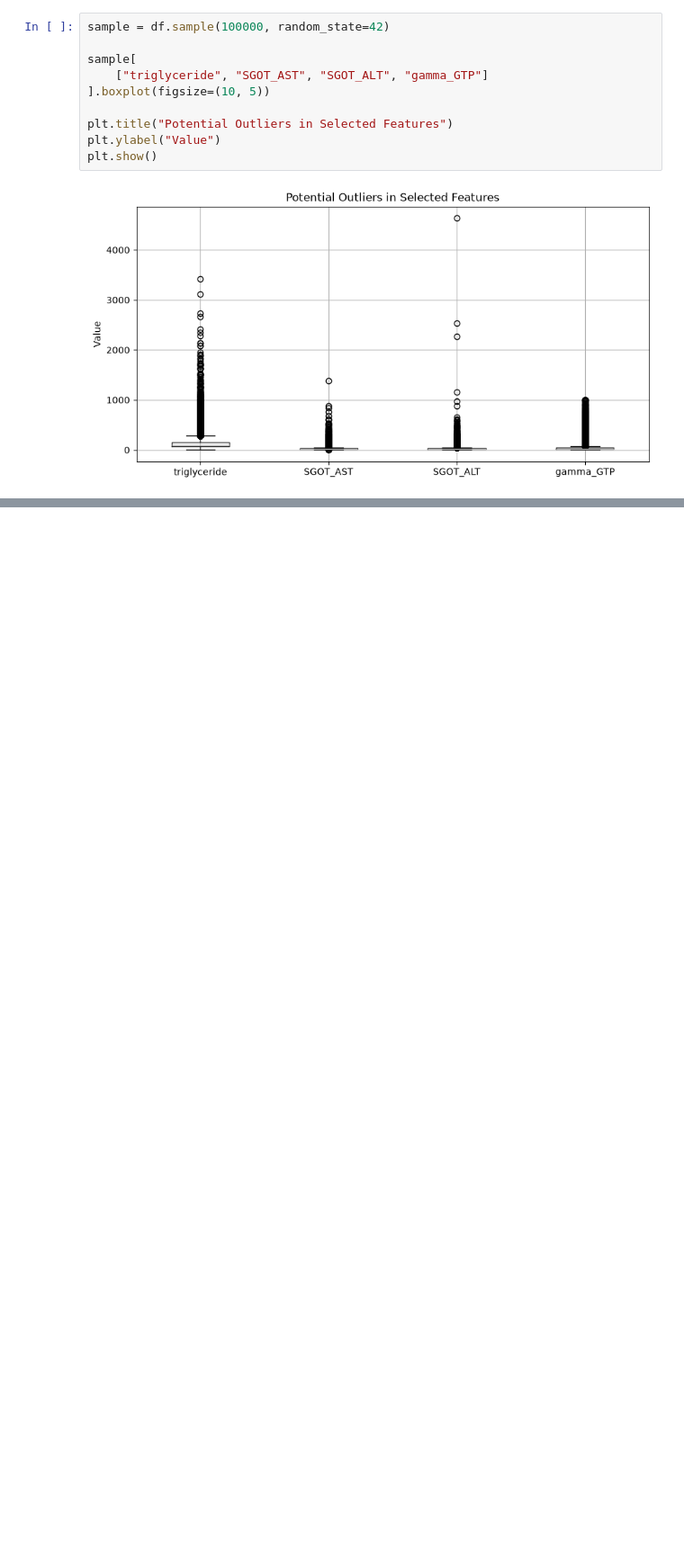
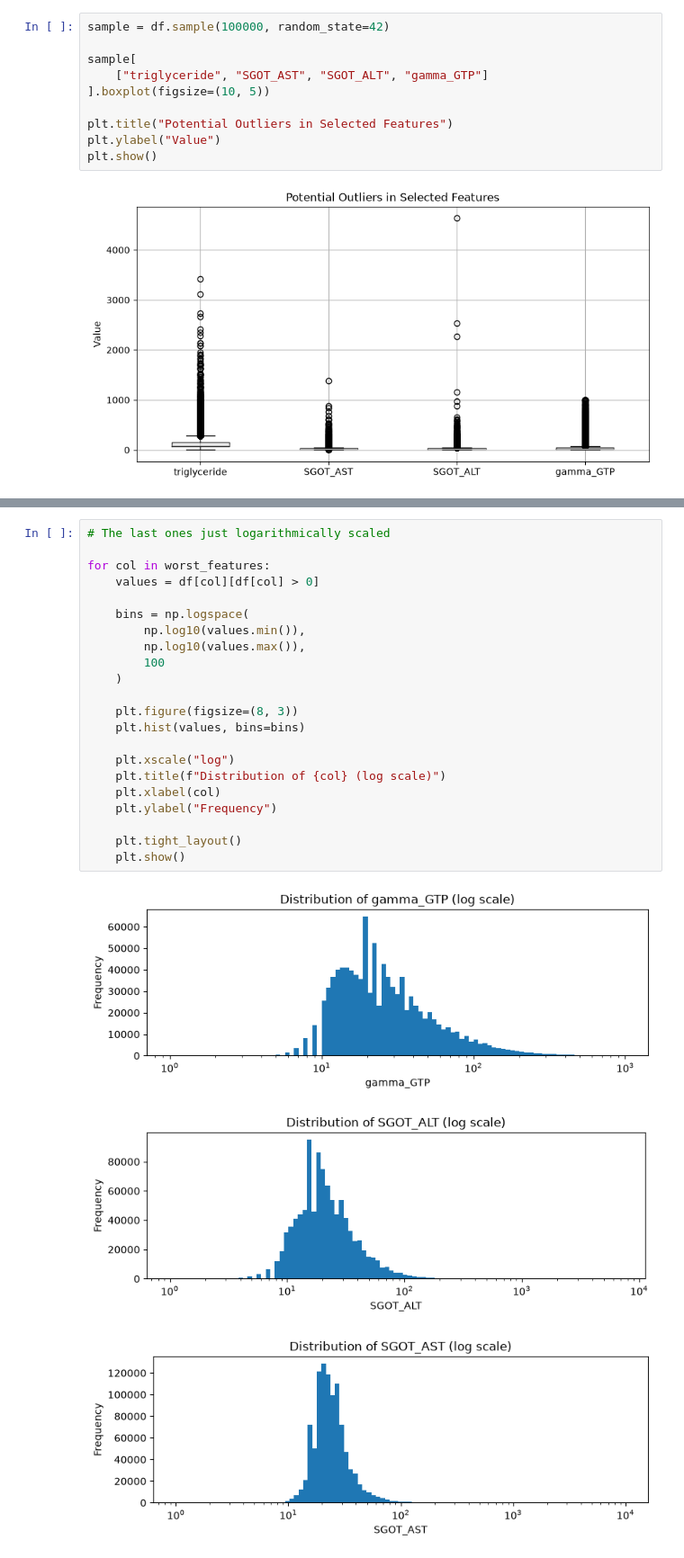
Before and after one commit to mohandtest/assignment-1-IT3212, a Jupyter notebook: src/data-driven.ipynb, the cells around one changed output, grey strips where cells are left out. Shown at 90% size. Drawn from its saved outputs; the diff is of its cells as text; blank space fills up the shorter version.

```diff
--- a/src/data-driven.ipynb
+++ b/src/data-driven.ipynb
@@ -381,0 +439,26 @@ plt.show()
+# %%
+# The last ones just logarithmically scaled
+
+for col in worst_features:
+    values = df[col][df[col] > 0]
+
+    bins = np.logspace(
+        np.log10(values.min()),
+        np.log10(values.max()),
+        100
+    )
+
+    plt.figure(figsize=(8, 3))
+    plt.hist(values, bins=bins)
+
+    plt.xscale("log")
+    plt.title(f"Distribution of {col} (log scale)")
+    plt.xlabel(col)
+    plt.ylabel("Frequency")
+
+    plt.tight_layout()
+    plt.show()
+# %% [output]
+[figure, added]
+[figure, added]
+[figure, added]
```
Also changed, not shown: parts of 25 cells of this notebook.
